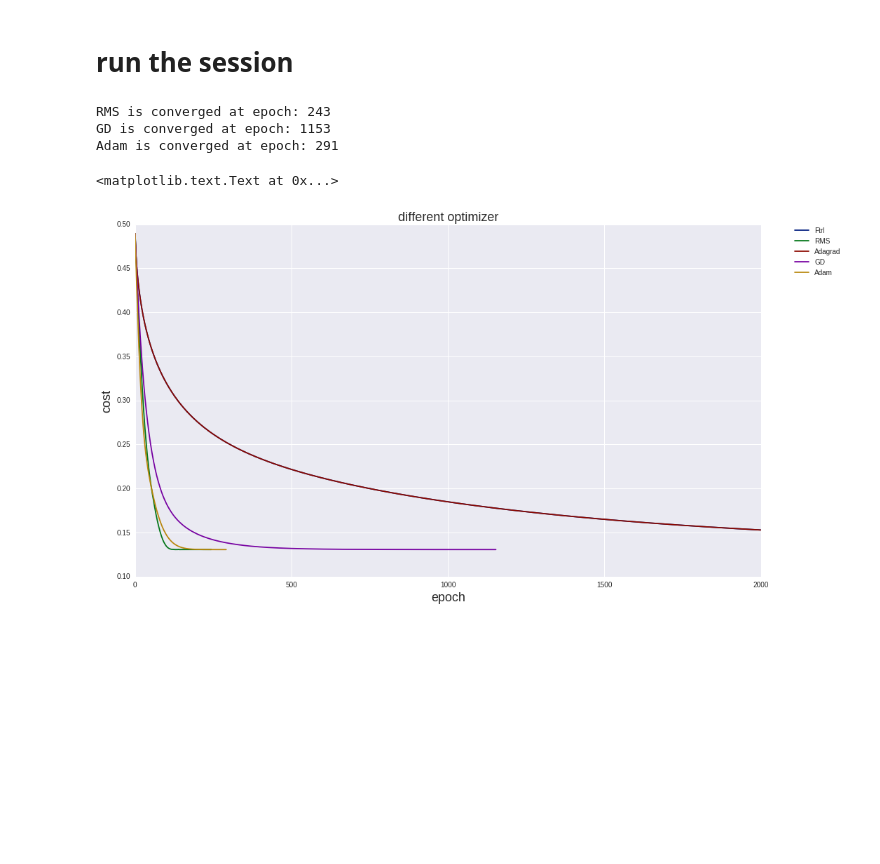
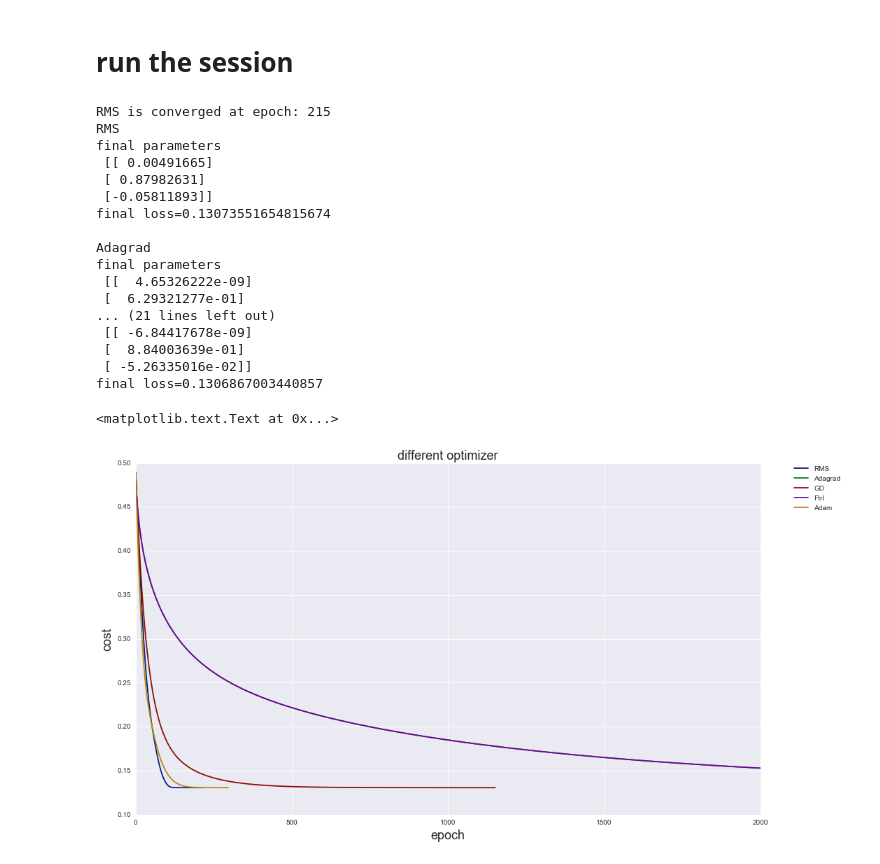
Before and after one commit to lukaemon/Coursera-ML-AndrewNg, a Jupyter notebook: machine-learning-ex1/4- tensoflow batch gradient decent.ipynb, the cells around one changed output. Drawn from its saved outputs; the diff is of its cells as text; code cells hidden in the pictures; blank space fills up the shorter version.

```diff
--- a/machine-learning-ex1/4- tensoflow batch gradient decent.ipynb
+++ b/machine-learning-ex1/4- tensoflow batch gradient decent.ipynb
@@ -68,35 +69,53 @@ optimizer={'GD': tf.train.GradientDescentOptimizer,
            'Adam': tf.train.AdamOptimizer,
            'Ftrl': tf.train.FtrlOptimizer,
            'RMS': tf.train.RMSPropOptimizer
           }
 
 fig, ax = plt.subplots(figsize=(16, 9))
 
 for optimizer_name in optimizer:
     opt = optimizer[optimizer_name](learning_rate=alpha)
     opt_operation = opt.minimize(loss)
 
     with tf.Session() as sess:
         sess.run(tf.initialize_all_variables())
         loss_data = []
 
         for i in range(epoch):
-            _, loss_val = sess.run([opt_operation, loss], feed_dict={X: X_data, y: y_data})
+            _, loss_val, W_val = sess.run([opt_operation, loss, W], feed_dict={X: X_data, y: y_data})
             loss_data.append(loss_val[0,0])  # because every loss_val is 1*1 ndarray
 
             if len(loss_data) > 1 and np.abs(loss_data[-1] - loss_data[-2]) < 10**-9:
                 print('{} is converged at epoch: {}'.format(optimizer_name, i))
                 break
 
     ax.plot(np.arange(len(loss_data)), loss_data, label = optimizer_name)
 
+    print(optimizer_name)
+    print('final parameters\n', W_val)
+    print('final loss={}\n'.format(loss_val[0,0]))
+
 ax.set_xlabel('epoch', fontsize=18)
 ax.set_ylabel('cost', fontsize=18)
 ax.legend(bbox_to_anchor=(1.05, 1), loc=2, borderaxespad=0.)
 ax.set_title('different optimizer', fontsize=18)
 # %% [output]
-RMS is converged at epoch: 243
-GD is converged at epoch: 1153
-Adam is converged at epoch: 291
+RMS is converged at epoch: 215
+RMS
+final parameters
+ [[ 0.00491665]
+ [ 0.87982631]
+ [-0.05811893]]
+final loss=0.13073551654815674
+
+Adagrad
+final parameters
+ [[  4.65326222e-09]
+ [  6.29321277e-01]
+... (21 lines left out)
+ [[ -6.84417678e-09]
+ [  8.84003639e-01]
+ [ -5.26335016e-02]]
+final loss=0.1306867003440857
 <matplotlib.text.Text at 0x...>
-[figure, old version]
+[figure, new version]
```
Also changed, not shown: parts of 2 cells of this notebook.
